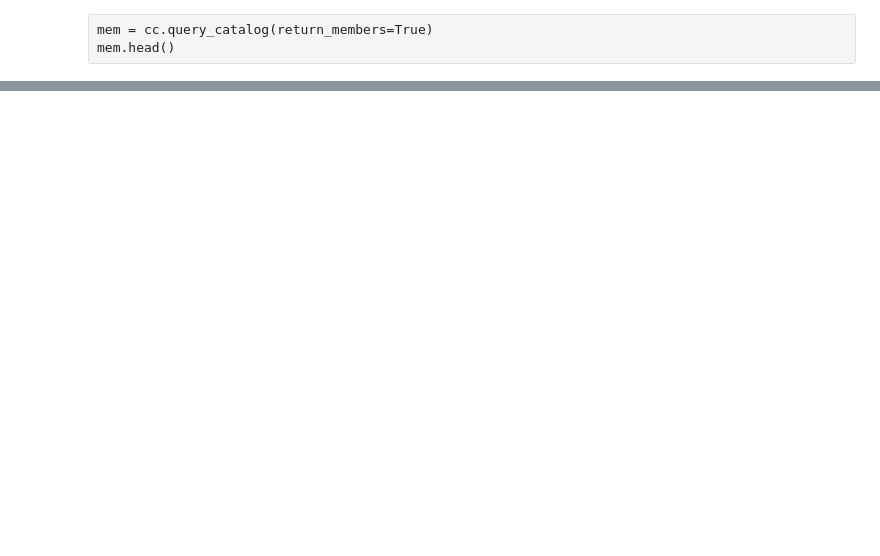
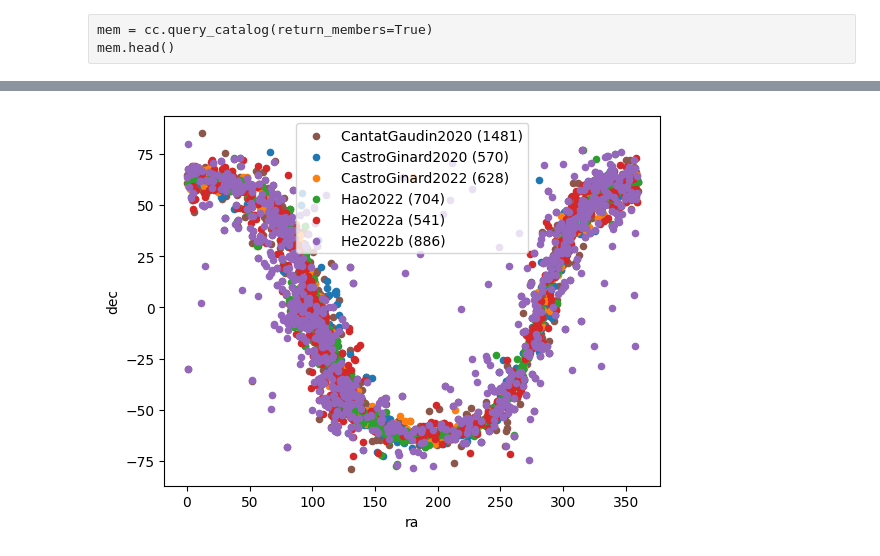
Before and after one commit to jpdeleon/chronos, a Jupyter notebook: notebooks/examples-cluster_catalogs.ipynb, the cells around one changed output, grey strips where cells are left out. Drawn from its saved outputs; the diff is of its cells as text; code cells hidden in the pictures; blank space fills up the shorter version.

```diff
--- a/notebooks/examples-cluster_catalogs.ipynb
+++ b/notebooks/examples-cluster_catalogs.ipynb
@@ -307,0 +510,3 @@ mem.head()
+# %%
+cc2 = cr.ClusterCatalog(catalog_name="CastroGinard2022")
+df2 = cc2.query_catalog()
@@ -307,0 +526,3 @@ mem.head()
+# %%
+cc3 = cr.ClusterCatalog(catalog_name="Hao2022")
+df3 = cc3.query_catalog()
@@ -307,0 +541,3 @@ mem.head()
+# %%
+cc4 = cr.ClusterCatalog(catalog_name="He2022a")
+df4 = cc4.query_catalog()
@@ -307,0 +557,3 @@ mem.head()
+# %%
+cc5 = cr.ClusterCatalog(catalog_name="He2022b")
+df5 = cc5.query_catalog()
@@ -307,0 +572,9 @@ mem.head()
+# %%
+ax = df0.plot.scatter(x='ra',y='dec', c='C5', label=f"{cc0.catalog_name} ({len(df0)})")
+_ = df1.plot.scatter(x='ra',y='dec', c='C0', label=f"{cc1.catalog_name} ({len(df1)})", ax=ax)
+_ = df2.plot.scatter(x='ra',y='dec', c='C1', label=f"{cc2.catalog_name} ({len(df2)})", ax=ax)
+_ = df3.plot.scatter(x='ra',y='dec', c='C2', label=f"{cc3.catalog_name} ({len(df3)})", ax=ax)
+_ = df4.plot.scatter(x='ra',y='dec', c='C3', label=f"{cc4.catalog_name} ({len(df4)})", ax=ax)
+_ = df5.plot.scatter(x='ra',y='dec', c='C4', label=f"{cc5.catalog_name} ({len(df5)})", ax=ax)
+# %% [output]
+[figure, added]
```
Also changed, not shown: parts of 75 cells of this notebook, 7 other files.
